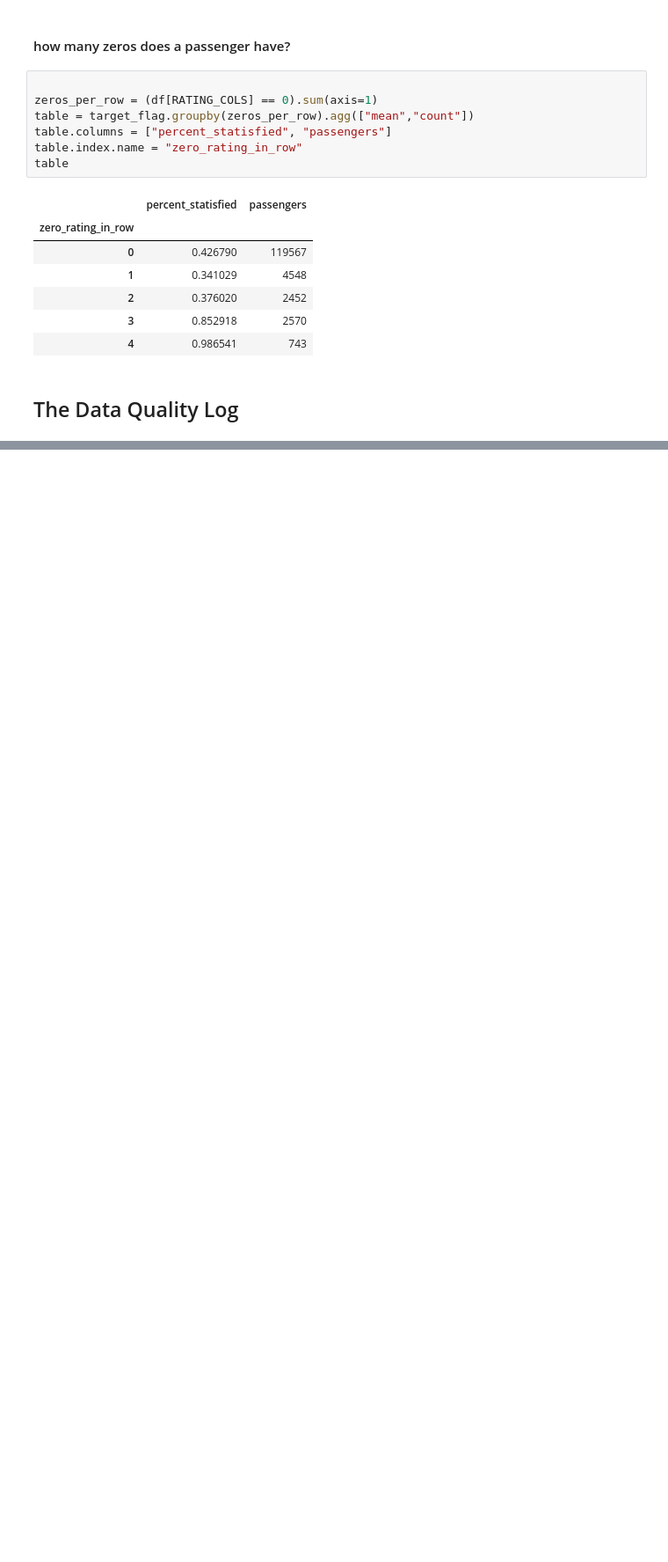
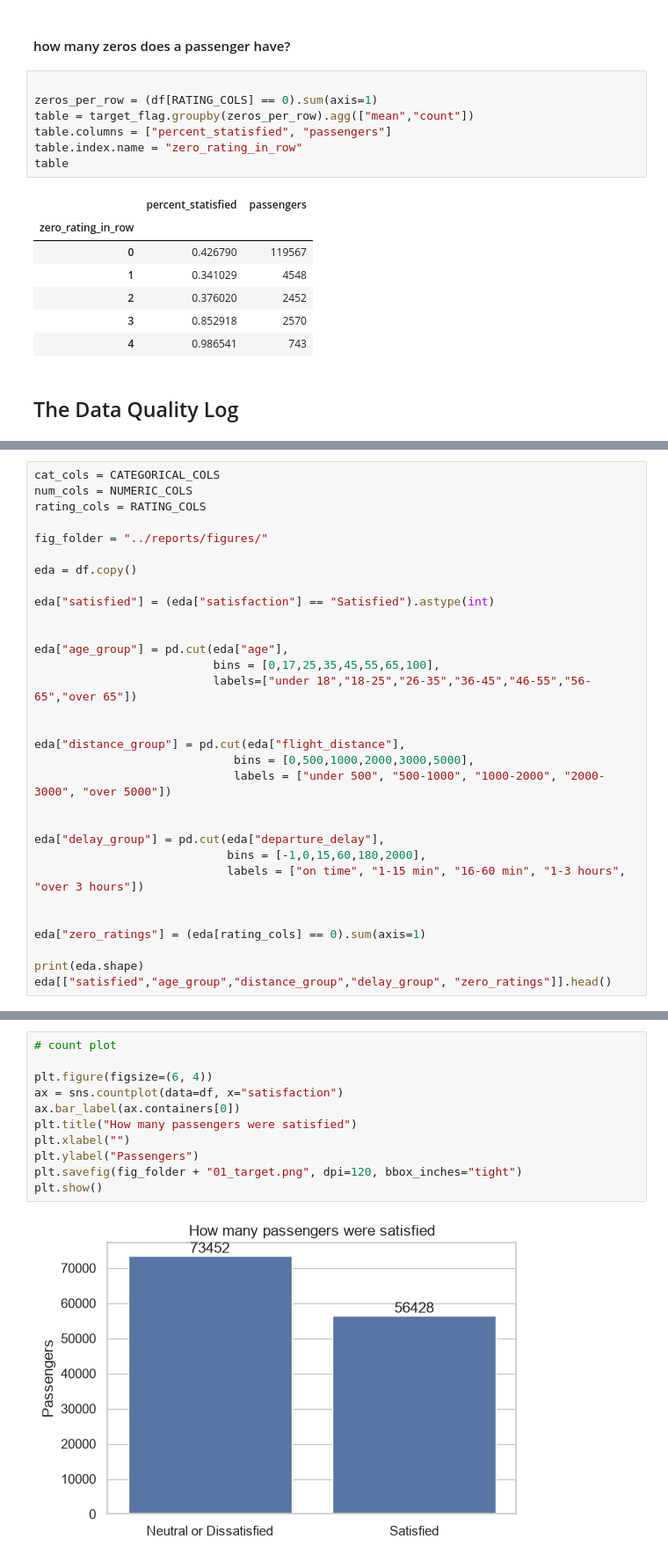
Before and after one commit to Siddharthkeshwani/airline-satisfaction-ml, a Jupyter notebook: notebooks/02_data_understanding_eda.ipynb, the cells around one changed output, grey strips where cells are left out. Shown at 88% size. Saved outputs shown, nothing was run; the diff lists cells and outputs as text; blank space fills up the shorter version.

```diff
--- a/notebooks/02_data_understanding_eda.ipynb
+++ b/notebooks/02_data_understanding_eda.ipynb
@@ -557,0 +580,31 @@ Saved 13 rows to reports/data_quality_log.csv
+# %%
+cat_cols = CATEGORICAL_COLS
+num_cols = NUMERIC_COLS
+rating_cols = RATING_COLS
+
+fig_folder = "../reports/figures/"
+
+eda = df.copy()
+
+eda["satisfied"] = (eda["satisfaction"] == "Satisfied").astype(int)
+
+
+eda["age_group"] = pd.cut(eda["age"],
+                          bins = [0,17,25,35,45,55,65,100],
+                          labels=["under 18","18-25","26-35","36-45","46-55","56-65","over 65"])
+
+
+eda["distance_group"] = pd.cut(eda["flight_distance"],
+                             bins = [0,500,1000,2000,3000,5000],
+                             labels = ["under 500", "500-1000", "1000-2000", "2000-3000", "over 5000"])
+
+
+eda["delay_group"] = pd.cut(eda["departure_delay"],
+                            bins = [-1,0,15,60,180,2000],
+                            labels = ["on time", "1-15 min", "16-60 min", "1-3 hours", "over 3 hours"])
+
+
+eda["zero_ratings"] = (eda[rating_cols] == 0).sum(axis=1)
+
+print(eda.shape)
+eda[["satisfied","age_group","distance_group","delay_group", "zero_ratings"]].head()
@@ -557,0 +621,13 @@ Saved 13 rows to reports/data_quality_log.csv
+# %%
+# count plot
+
+plt.figure(figsize=(6, 4))
+ax = sns.countplot(data=df, x="satisfaction")
+ax.bar_label(ax.containers[0])
+plt.title("How many passengers were satisfied")
+plt.xlabel("")
+plt.ylabel("Passengers")
+plt.savefig(fig_folder + "01_target.png", dpi=120, bbox_inches="tight")
+plt.show()
+# %% [output]
+[figure, added]
```
Also changed, not shown: parts of 66 cells of this notebook, 20 other files.
